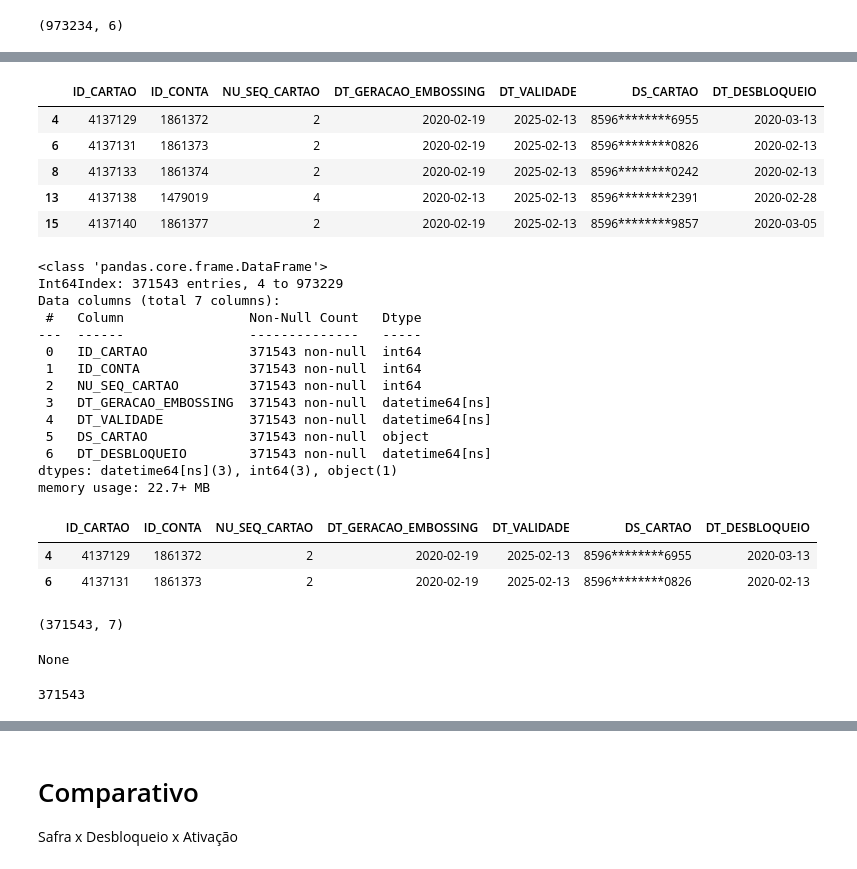
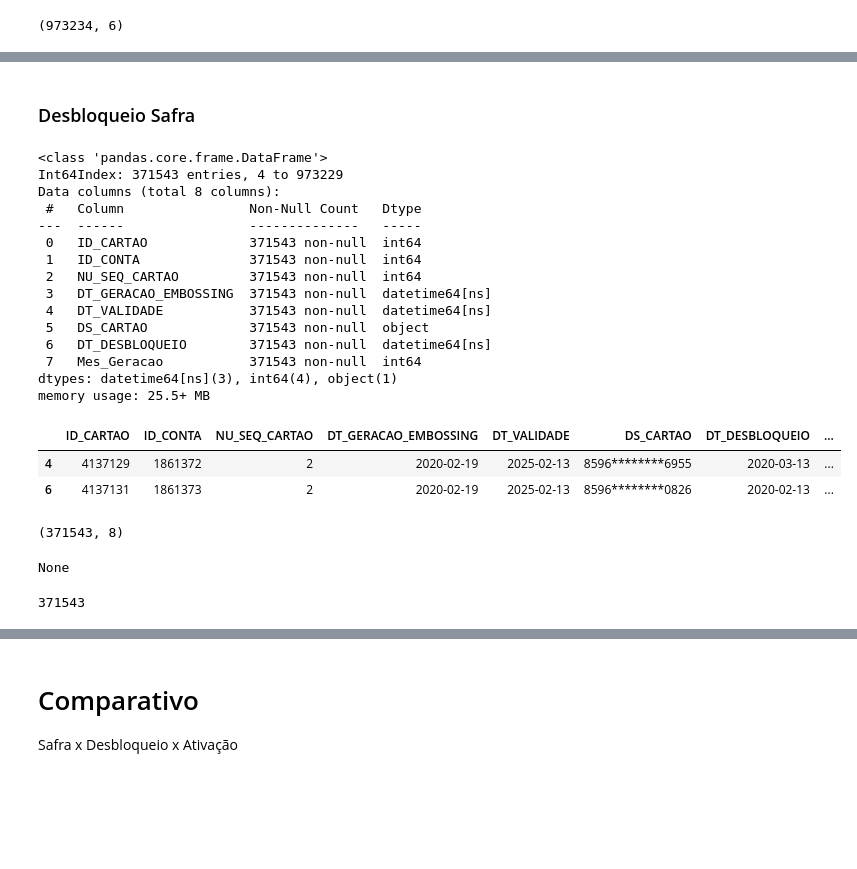
Before and after one commit to FelipeGBarreto/Projects, a Jupyter notebook: Rascunho.ipynb, the cells around one changed output, grey strips where cells are left out. Drawn from its saved outputs; the diff is of its cells as text; code cells hidden in the pictures; blank space fills up the shorter version.

```diff
--- a/Rascunho.ipynb
+++ b/Rascunho.ipynb
@@ -96,37 +133,33 @@ safra = t_cartao.copy()
+# %% [markdown]
+### Desbloqueio Safra
 # %%
 desbloqueio_safra = t_cartao.merge(t_desbloqueio, how='left', on='ID_CARTAO')
 desbloqueio_safra = desbloqueio_safra[~desbloqueio_safra["DT_DESBLOQUEIO"].isna()]
-desbloqueio_safra.head()
+desbloqueio_safra["Mes_Geracao"] = desbloqueio_safra["DT_GERACAO_EMBOSSING"].dt.month
+
+display(desbloqueio_safra.head(2),desbloqueio_safra.shape,desbloqueio_safra.info(), desbloqueio_safra.ID_CARTAO.nunique())
 # %% [output]
+<class 'pandas.core.frame.DataFrame'>
+Int64Index: 371543 entries, 4 to 973229
+Data columns (total 8 columns):
+ #   Column                Non-Null Count   Dtype
+---  ------                --------------   -----
+ 0   ID_CARTAO             371543 non-null  int64
+ 1   ID_CONTA              371543 non-null  int64
+ 2   NU_SEQ_CARTAO         371543 non-null  int64
+ 3   DT_GERACAO_EMBOSSING  371543 non-null  datetime64[ns]
+ 4   DT_VALIDADE           371543 non-null  datetime64[ns]
+ 5   DS_CARTAO             371543 non-null  object
+ 6   DT_DESBLOQUEIO        371543 non-null  datetime64[ns]
+ 7   Mes_Geracao           371543 non-null  int64
+dtypes: datetime64[ns](3), int64(4), object(1)
+memory usage: 25.5+ MB
-|  | ID_CARTAO | ID_CONTA | NU_SEQ_CARTAO | DT_GERACAO_EMBOSSING | DT_VALIDADE | DS_CARTAO | DT_DESBLOQUEIO |
-| 4 | 4137129 | 1861372 | 2 | 2020-02-19 | 2025-02-13 | 8596********6955 | 2020-03-13 |
-| 6 | 4137131 | 1861373 | 2 | 2020-02-19 | 2025-02-13 | 8596********0826 | 2020-02-13 |
-| 8 | 4137133 | 1861374 | 2 | 2020-02-19 | 2025-02-13 | 8596********0242 | 2020-02-13 |
-| 13 | 4137138 | 1479019 | 4 | 2020-02-13 | 2025-02-13 | 8596********2391 | 2020-02-28 |
-| 15 | 4137140 | 1861377 | 2 | 2020-02-19 | 2025-02-13 | 8596********9857 | 2020-03-05 |
+|  | ID_CARTAO | ID_CONTA | NU_SEQ_CARTAO | DT_GERACAO_EMBOSSING | DT_VALIDADE | DS_CARTAO | DT_DESBLOQUEIO | ... |
+| 4 | 4137129 | 1861372 | 2 | 2020-02-19 | 2025-02-13 | 8596********6955 | 2020-03-13 | ... |
+| 6 | 4137131 | 1861373 | 2 | 2020-02-19 | 2025-02-13 | 8596********0826 | 2020-02-13 | ... |
+(371543, 8)
+None
+371543
-# %%
-display(desbloqueio_safra.head(2),desbloqueio_safra.shape,desbloqueio_safra.info(), desbloqueio_safra.ID_CARTAO.nunique())
-# %% [output]
-<class 'pandas.core.frame.DataFrame'>
-Int64Index: 371543 entries, 4 to 973229
-Data columns (total 7 columns):
- #   Column                Non-Null Count   Dtype
----  ------                --------------   -----
- 0   ID_CARTAO             371543 non-null  int64
- 1   ID_CONTA              371543 non-null  int64
- 2   NU_SEQ_CARTAO         371543 non-null  int64
- 3   DT_GERACAO_EMBOSSING  371543 non-null  datetime64[ns]
- 4   DT_VALIDADE           371543 non-null  datetime64[ns]
- 5   DS_CARTAO             371543 non-null  object
- 6   DT_DESBLOQUEIO        371543 non-null  datetime64[ns]
-dtypes: datetime64[ns](3), int64(3), object(1)
-memory usage: 22.7+ MB
-|  | ID_CARTAO | ID_CONTA | NU_SEQ_CARTAO | DT_GERACAO_EMBOSSING | DT_VALIDADE | DS_CARTAO | DT_DESBLOQUEIO |
-| 4 | 4137129 | 1861372 | 2 | 2020-02-19 | 2025-02-13 | 8596********6955 | 2020-03-13 |
-| 6 | 4137131 | 1861373 | 2 | 2020-02-19 | 2025-02-13 | 8596********0826 | 2020-02-13 |
-(371543, 7)
-None
-371543
 # %%
 ativacao_safra = desbloqueio_safra.merge(t_compras, how='left', on=['ID_CARTAO','ID_CONTA'])
 ativacao_safra = ativacao_safra[~ativacao_safra["DT_COMPRA"].isna()]
```
Also changed, not shown: parts of 20 cells of this notebook.
